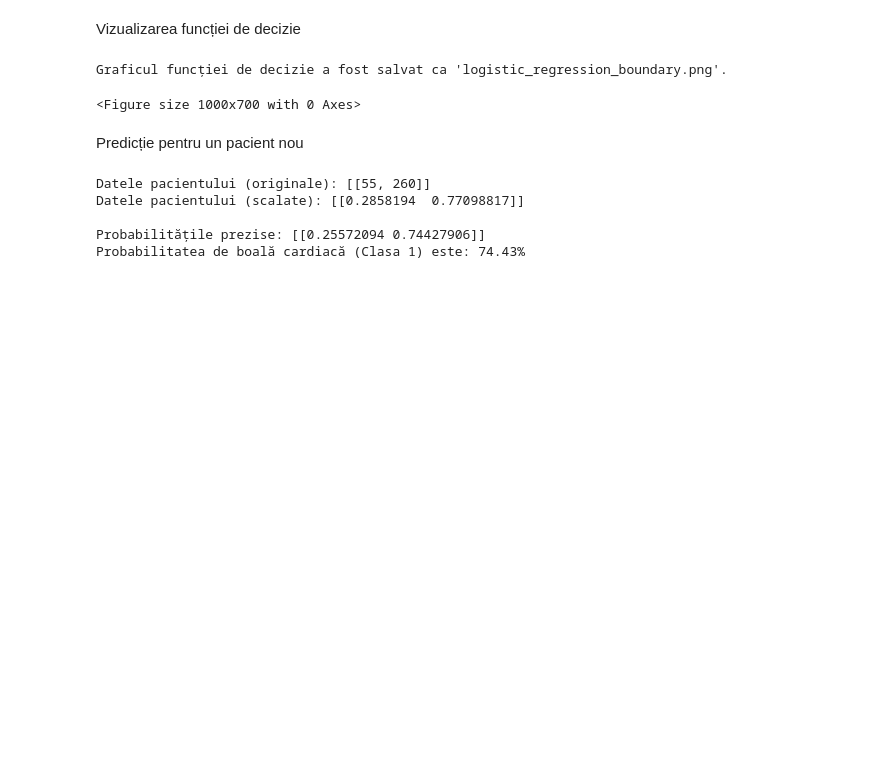
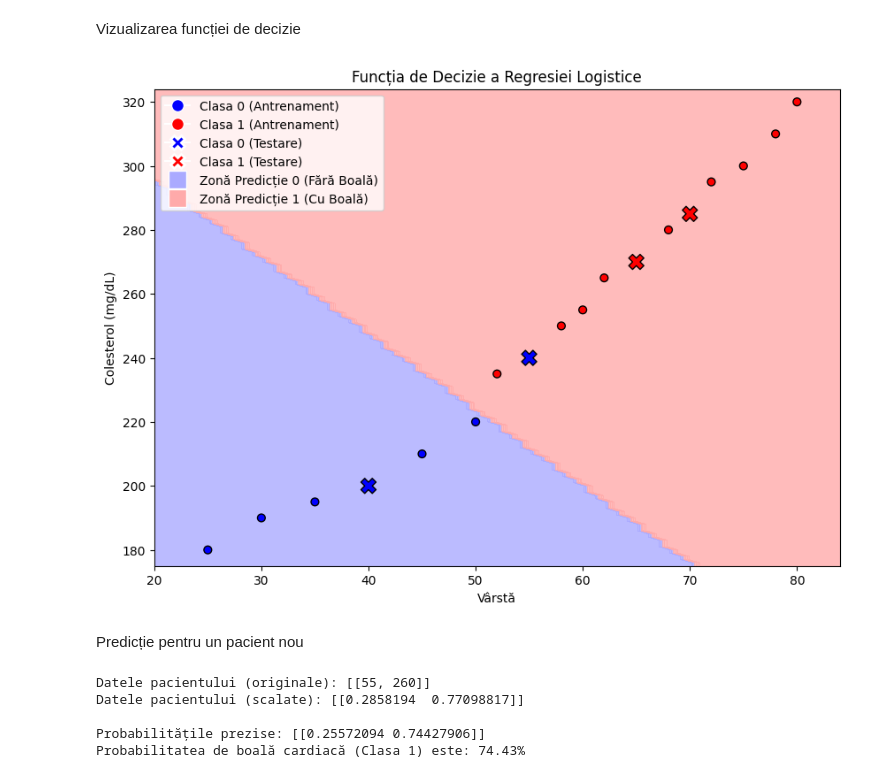
Before and after one commit to Coxmin27/Tema2_IA, a Jupyter notebook: Lab2/regressions_naive_bayes_explained.ipynb, the cells around one changed output. Saved outputs shown, nothing was run; the diff lists cells and outputs as text; code cells hidden in the pictures; blank space fills up the shorter version.

```diff
--- a/Lab2/regressions_naive_bayes_explained.ipynb
+++ b/Lab2/regressions_naive_bayes_explained.ipynb
@@ -1198,7 +1204,10 @@ Fără Boală (0)       0.86      0.86      0.86         7
 # %% [markdown]
 Vizualizarea funcției de decizie
 # %%
-# --- 5. Vizualizarea Funcției de Decizie ---
+# --- 5. Vizualizarea Funcției de Decizie (Acum este corectă) ---
+
+# Importăm Line2D pentru a crea o legendă personalizată
+from matplotlib.lines import Line2D
 
 # Creăm hărți de culori
 cmap_light = ListedColormap(['#AAAAFF', '#FFAAAA']) # Fundal
@@ -1206,43 +1215,64 @@ cmap_bold = ListedColormap(['#0000FF', '#FF0000'])   # Puncte
 
 # Definim marginile și pasul pentru grid-ul de puncte
 h = 1
 x_min, x_max = X[:, 0].min() - 5, X[:, 0].max() + 5
 y_min, y_max = X[:, 1].min() - 5, X[:, 1].max() + 5
 
 # Creăm grid-ul (meshgrid)
 xx, yy = np.meshgrid(np.arange(x_min, x_max, h),
                      np.arange(y_min, y_max, h))
 
 # Pregătim punctele din grid pentru predicție (trebuie scalate!)
 grid_points = np.c_[xx.ravel(), yy.ravel()]
 grid_points_scaled = scaler.transform(grid_points)
 
 # Facem predicția pentru fiecare punct din grid
 Z = model_logistic.predict(grid_points_scaled)
 Z = Z.reshape(xx.shape)
 
-# Creăm figura
+# --- Creăm figura și graficul ---
 plt.figure(figsize=(10, 7))
+# Desenăm fundalul (decizia modelului)
 plt.contourf(xx, yy, Z, cmap=cmap_light, alpha=0.8)
 
-# Adăugăm punctele de ANTRENAMENT și TESTARE
-plt.scatter(X_train[:, 0], X_train[:, 1], c=y_train, cmap=cmap_bold, edgecolor='k', s=40, label='Date Antrenament')
-plt.scatter(X_test[:, 0], X_test[:, 1], c=y_test, cmap=cmap_bold, edgecolor='k', s=150, marker='X', label='Date Testare')
+# Desenăm punctele de ANTRENAMENT
+plt.scatter(X_train[:, 0], X_train[:, 1], c=y_train, cmap=cmap_bold, edgecolor='k', s=40)
+# Desenăm punctele de TESTARE
+plt.scatter(X_test[:, 0], X_test[:, 1], c=y_test, cmap=cmap_bold, edgecolor='k', s=150, marker='X')
+
+# --- Crearea Legendei Personalizate (care explică TOATE 4 tipurile) ---
+legend_elements = [
+    # Explicăm Punctele de Antrenament (Cercuri)
+    Line2D([0], [0], marker='o', color='w', label='Clasa 0 (Antrenament)',
+           markerfacecolor='blue', markersize=10),
+    Line2D([0], [0], marker='o', color='w', label='Clasa 1 (Antrenament)',
+           markerfacecolor='red', markersize=10),
+
+    # Explicăm Punctele de Testare (X-uri)
+    Line2D([0], [0], marker='X', color='w', label='Clasa 0 (Testare)',
+           markerfacecolor='blue', markersize=12, markeredgewidth=2),
+    Line2D([0], [0], marker='X', color='w', label='Clasa 1 (Testare)',
+           markerfacecolor='red', markersize=12, markeredgewidth=2),
+
+    # Explicăm Fundalul (Zonele de Predicție)
+    Line2D([0], [0], marker='s', color='w', label='Zonă Predicție 0 (Fără Boală)',
+           markerfacecolor='#AAAAFF', markersize=15, linestyle='None'),
+    Line2D([0], [0], marker='s', color='w', label='Zonă Predicție 1 (Cu Boală)',
+           markerfacecolor='#FFAAAA', markersize=15, linestyle='None')
+]
 
 # Setăm etichetele și titlul
 plt.title('Funcția de Decizie a Regresiei Logistice')
 plt.xlabel('Vârstă')
 plt.ylabel('Colesterol (mg/dL)')
-plt.legend()
+# Aplicăm legenda personalizată
+plt.legend(handles=legend_elements, loc='best')
 plt.xlim(xx.min(), xx.max())
 plt.ylim(yy.min(), yy.max())
 
-plt.savefig('logistic_regression_boundary.png')
-print("Graficul funcției de decizie a fost salvat ca 'logistic_regression_boundary.png'.")
-plt.clf() # Ștergem figura curentă
+plt.show()
 # %% [output]
-Graficul funcției de decizie a fost salvat ca 'logistic_regression_boundary.png'.
-<Figure size 1000x700 with 0 Axes>
+[figure, added]
 # %% [markdown]
 Predicție pentru un pacient nou
 # %%
```
Also changed, not shown: parts of 3 cells of this notebook.
